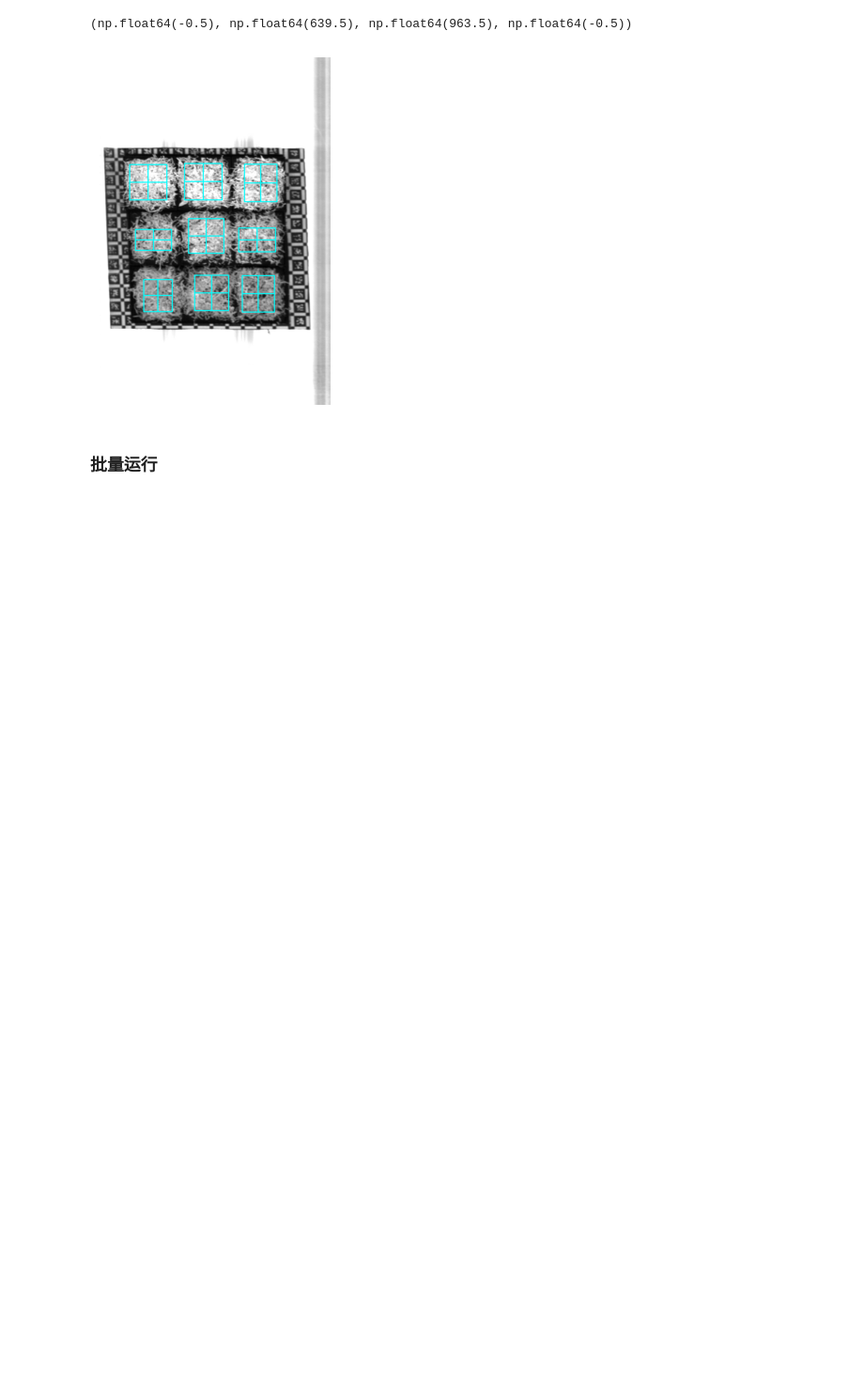
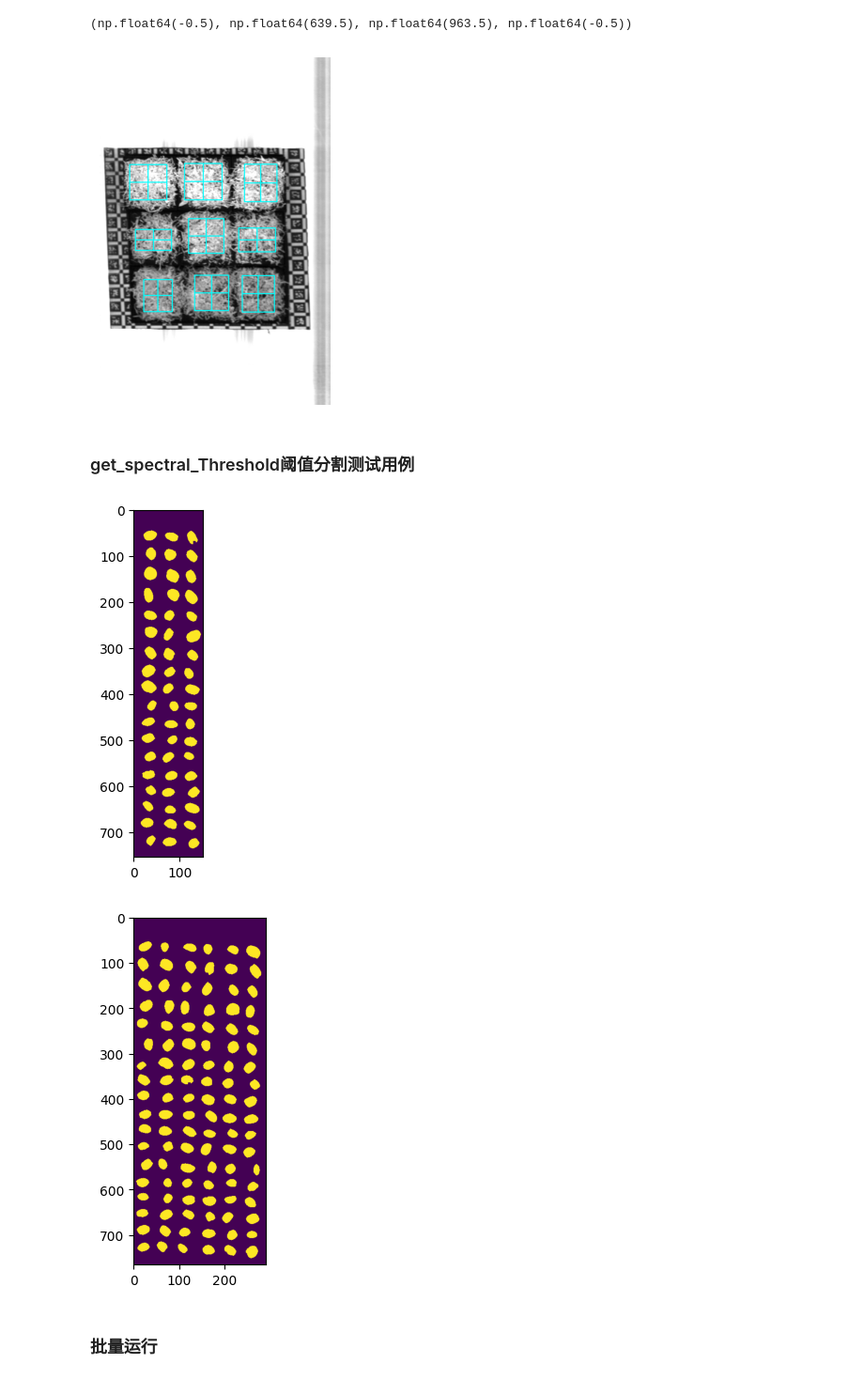
Before and after one commit to zwb-2023/Spectrum_analyse, a Jupyter notebook: SpectralExtraction/线扫相机数据提取模板.ipynb, the cells around one changed output. Shown at 94% size. Drawn from its saved outputs; the diff is of its cells as text; code cells hidden in the pictures; blank space fills up the shorter version.

```diff
--- a/SpectralExtraction/线扫相机数据提取模板.ipynb
+++ b/SpectralExtraction/线扫相机数据提取模板.ipynb
@@ -65,6 +67,13 @@ plt.axis('off')
 # %% [output]
 (np.float64(-0.5), np.float64(639.5), np.float64(963.5), np.float64(-0.5))
 [figure]
+# %% [markdown]
+###  get_spectral_Threshold阈值分割测试用例
+# %%
+spectrum, labels = get_spectral_Threshold( rois , msi  , show_roi = True)
+# %% [output]
+[figure, added]
+[figure, added]
 # %% [markdown]
 ### 批量运行
 # %%
```
Also changed, not shown: parts of 5 cells of this notebook, 1 other file.
